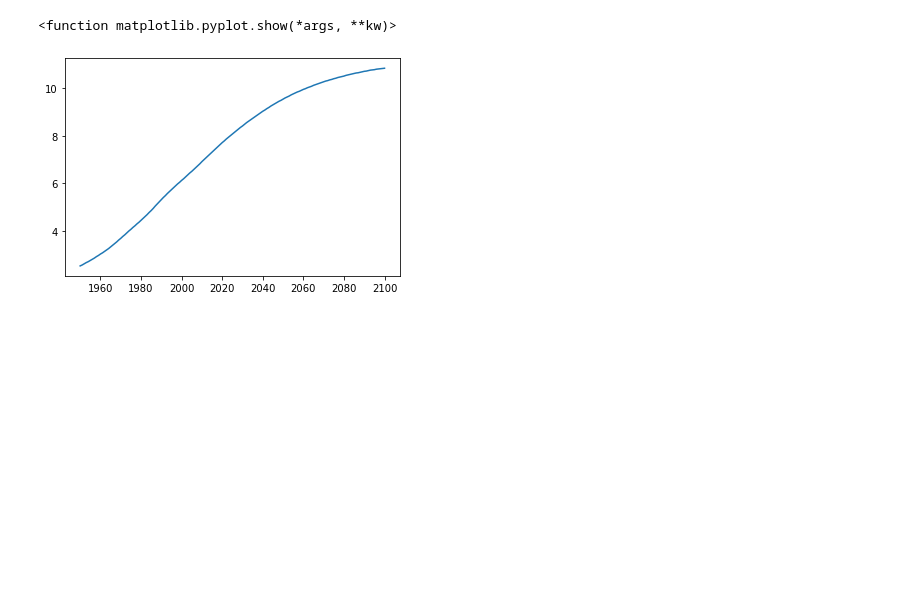
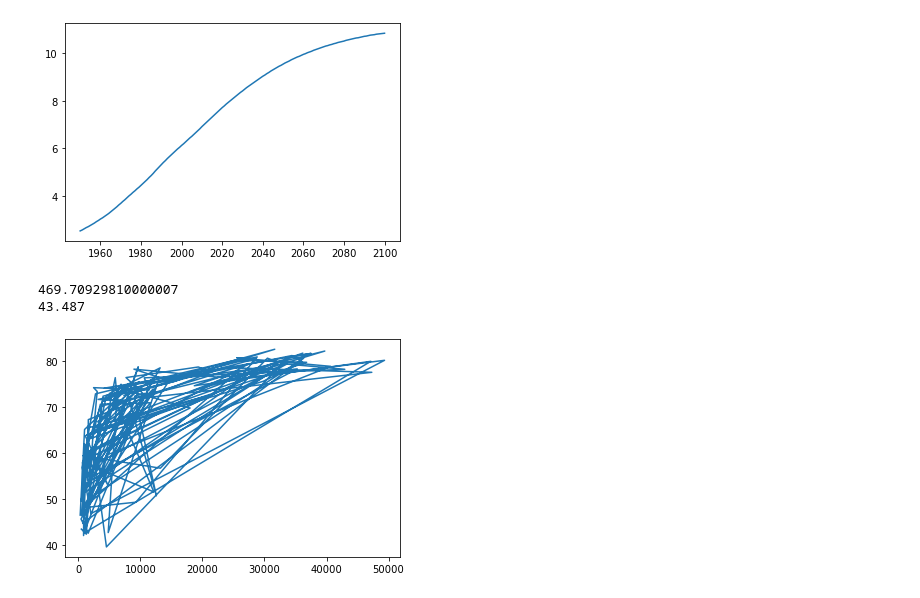
Before and after one commit to DCox88/Code, a Jupyter notebook: python/datacamp_data_scientist_with_python_track/2 - Intermediate Python Matplotlib.ipynb, the cells around one changed output. Drawn from its saved outputs; the diff is of its cells as text; code cells hidden in the pictures; blank space fills up the shorter version.

Commit message:
Starting Intermediate python matplotlib

```diff
--- a/python/datacamp_data_scientist_with_python_track/2 - Intermediate Python Matplotlib.ipynb
+++ b/python/datacamp_data_scientist_with_python_track/2 - Intermediate Python Matplotlib.ipynb
@@ -8,7 +9,6 @@ pop = [2.53, 2.57, 2.62, 2.67, 2.71, 2.76, 2.81, 2.86, 2.92, 2.97, 3.03, 3.08, 3
 plt.plot(year, pop)
 
 # Display the plot
-plt.show
+plt.show()
 # %% [output]
-<function matplotlib.pyplot.show(*args, **kw)>
 [figure]
@@ -14,0 +19,14 @@ plt.show
+# %%
+# Print the last item of gdp_cap and life_exp
+print(gdp_cap[-1])
+print(life_exp[-1])
+
+# Make a line plot, gdp_cap on the x-axis, life_exp on the y-axis
+plt.plot(gdp_cap, life_exp)
+
+# Display the plot
+plt.show()
+# %% [output]
+469.70929810000007
+43.487
+[figure, added]
```
Also changed, not shown: parts of 3 cells of this notebook.
